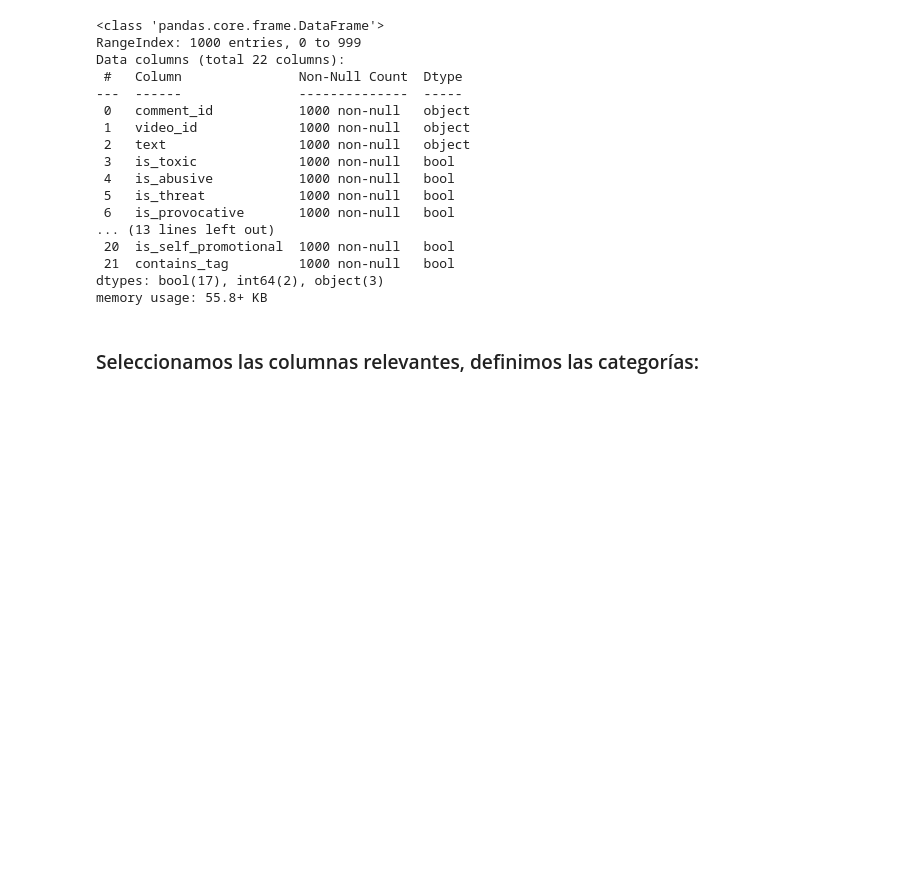
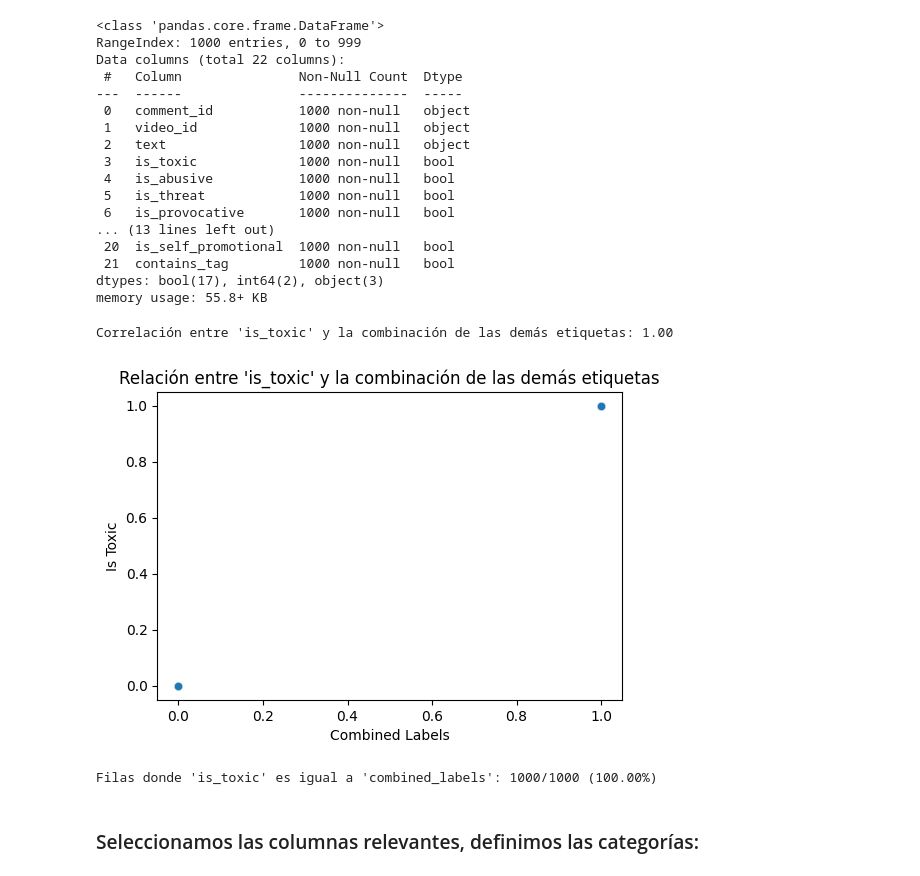
Before and after one commit to Yael-Parra/sentiment-analyzer-inc, a Jupyter notebook: model_training/xlm-roberta-base/xlm-roberta-base.ipynb, the cells around one changed output. Cells and saved outputs as stored; diff of their text form; code cells hidden in the pictures; blank space fills up the shorter version.

```diff
--- a/model_training/xlm-roberta-base/xlm-roberta-base.ipynb
+++ b/model_training/xlm-roberta-base/xlm-roberta-base.ipynb
@@ -53,3 +52,38 @@ Data columns (total 22 columns):
  21  contains_tag         1000 non-null   bool
 dtypes: bool(17), int64(2), object(3)
 memory usage: 55.8+ KB
+# %%
+# Crear una columna combinada de las demás etiquetas
+df_clean_1 = df_url.copy()
+df_clean_1['combined_labels'] = df_clean_1[['is_abusive', 'is_threat', 'is_provocative',
+                                            'is_obscene', 'is_hatespeech', 'is_racist',
+                                            'is_nationalist', 'is_sexist', 'is_homophobic',
+                                            'is_religious_hate', 'is_radicalism']].max(axis=1)
+
+# Calcular la correlación entre is_toxic y la combinación de las demás etiquetas
+correlation = df_clean_1[['is_toxic', 'combined_labels']].corr().iloc[0, 1]
+print(f"Correlación entre 'is_toxic' y la combinación de las demás etiquetas: {correlation:.2f}")
+
+# Visualizar la relación con un gráfico
+import seaborn as sns
+import matplotlib.pyplot as plt
+
+plt.figure(figsize=(6, 4))
+sns.scatterplot(x=df_clean_1['combined_labels'], y=df_clean_1['is_toxic'], alpha=0.5)
+plt.title("Relación entre 'is_toxic' y la combinación de las demás etiquetas")
+plt.xlabel("Combined Labels")
+plt.ylabel("Is Toxic")
+plt.show()
+# %% [output]
+Correlación entre 'is_toxic' y la combinación de las demás etiquetas: 1.00
+[figure, added]
+# %%
+# Verificar si is_toxic es igual a combined_labels en todas las filas
+df_clean_1['is_toxic_equals_combined'] = df_clean_1['is_toxic'] == df_clean_1['combined_labels']
+
+# Contar cuántas filas son iguales
+total_rows = len(df_clean_1)
+equal_rows = df_clean_1['is_toxic_equals_combined'].sum()
+print(f"Filas donde 'is_toxic' es igual a 'combined_labels': {equal_rows}/{total_rows} ({(equal_rows / total_rows) * 100:.2f}%)")
+# %% [output]
+Filas donde 'is_toxic' es igual a 'combined_labels': 1000/1000 (100.00%)
```
Also changed, not shown: parts of 8 cells of this notebook.
